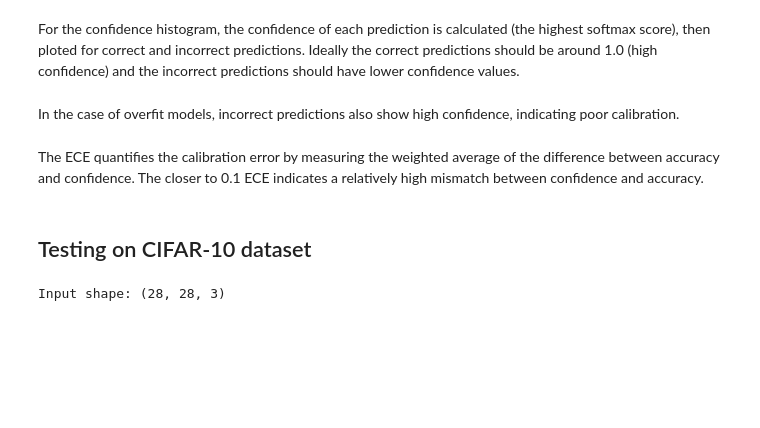
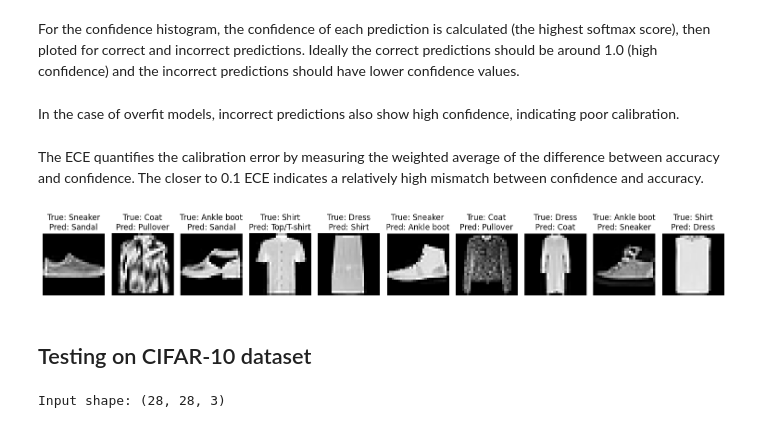
Before and after one commit to Salekin-13/intro-to-ml-basics, a Jupyter notebook: notebooks/classification_with_MLP.ipynb, the cells around one changed output. Drawn from its saved outputs; the diff is of its cells as text; code cells hidden in the pictures; blank space fills up the shorter version.

```diff
--- a/notebooks/classification_with_MLP.ipynb
+++ b/notebooks/classification_with_MLP.ipynb
@@ -410,11 +410,24 @@ def plot_tf_misclassified_images(model, X, y_true, class_names, max_images=10):
     plt.figure(figsize=(15, 3))
     for i, idx in enumerate(incorrect[:max_images]):
         plt.subplot(1, max_images, i + 1)
-        plt.imshow(X[idx])
+        img = X[idx]
+        if img.shape[-1] == 1:  # Grayscale
+            img = np.squeeze(img, axis=-1)
+            plt.imshow(img, cmap='gray')
+        else:
+            plt.imshow(img)
         plt.title(f'True: {class_names[y_true[idx]]}\nPred: {class_names[preds[idx]]}')
         plt.axis('off')
     plt.tight_layout()
     plt.show()
+# %%
+class_names = ['Top/T-shirt', 'Trouser', 'Pullover', 'Dress', 'Coat',
+               'Sandal', 'Shirt', 'Sneaker', 'Bag', 'Ankle boot']
+
+# Plot misclassified images
+plot_tf_misclassified_images(deep_model_ov.model, X_val, y_val, class_names, max_images=10)
+# %% [output]
+[figure, added]
 # %% [markdown]
 ## Testing on  CIFAR-10 dataset
 # %%
```
Also changed, not shown: parts of 3 cells of this notebook.
